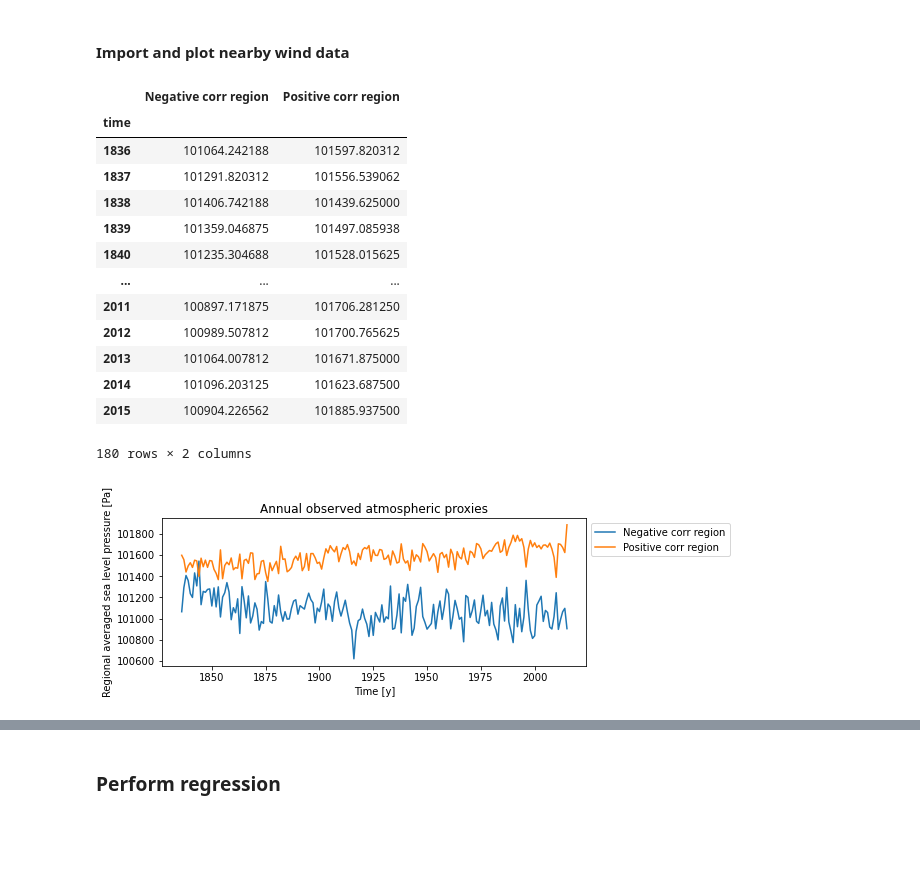
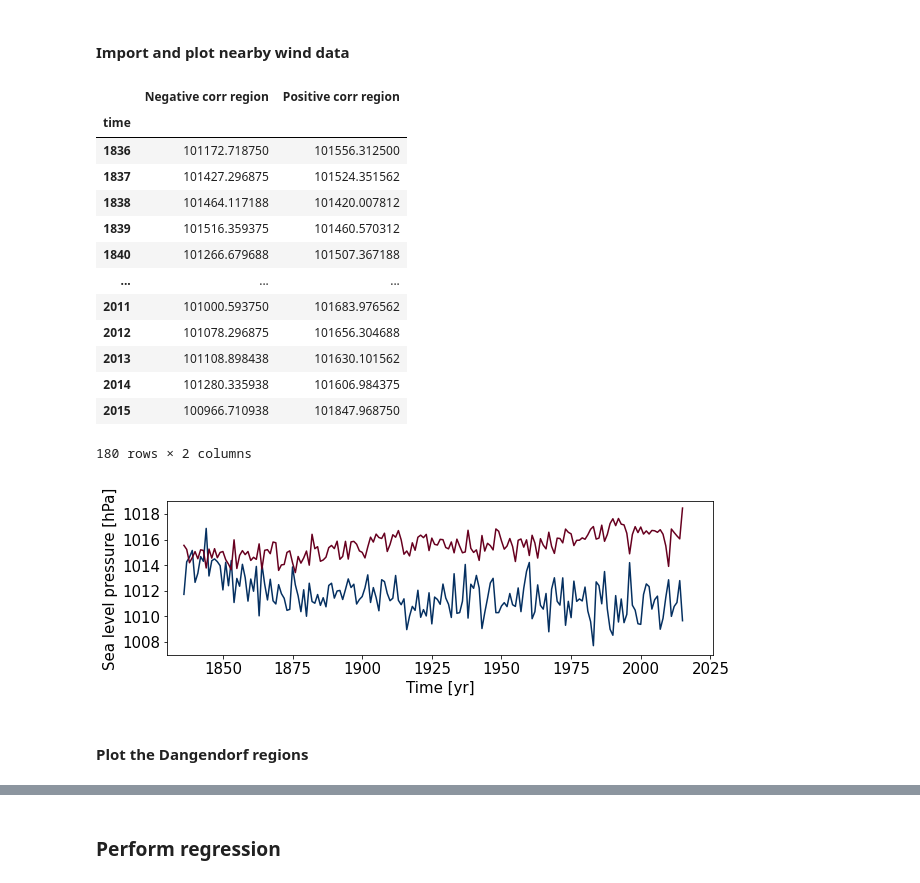
Before and after one commit to iris-keizer/Thesis-KNMI, a Jupyter notebook: Wind_contribution/Analysis/notebooks/dangendorf_regression_obs.ipynb, the cells around one changed output, grey strips where cells are left out. Saved outputs shown, nothing was run; the diff lists cells and outputs as text; code cells hidden in the pictures; blank space fills up the shorter version.

```diff
--- a/Wind_contribution/Analysis/notebooks/dangendorf_regression_obs.ipynb
+++ b/Wind_contribution/Analysis/notebooks/dangendorf_regression_obs.ipynb
@@ -166,25 +226,27 @@ figs.plot_tg_data(tg_data)
 # %% [markdown]
 #### Import and plot nearby wind data
 # %%
-pres_data_20cr = imprt.import_obs_wind_data(model = model, data_type = data_type)
+pres_data_20cr = imprt.import_obs_wind_data(model = model, data_type = '20cr')
 # %%
 pres_data_20cr
 # %% [output]
 |  | Negative corr region | Positive corr region |
 | time |  |  |
-| 1836 | 101064.242188 | 101597.820312 |
-| 1837 | 101291.820312 | 101556.539062 |
-| 1838 | 101406.742188 | 101439.625000 |
-| 1839 | 101359.046875 | 101497.085938 |
-| 1840 | 101235.304688 | 101528.015625 |
+| 1836 | 101172.718750 | 101556.312500 |
+| 1837 | 101427.296875 | 101524.351562 |
+| 1838 | 101464.117188 | 101420.007812 |
+| 1839 | 101516.359375 | 101460.570312 |
+| 1840 | 101266.679688 | 101507.367188 |
 | ... | ... | ... |
-| 2011 | 100897.171875 | 101706.281250 |
-| 2012 | 100989.507812 | 101700.765625 |
-| 2013 | 101064.007812 | 101671.875000 |
-| 2014 | 101096.203125 | 101623.687500 |
-| 2015 | 100904.226562 | 101885.937500 |
+| 2011 | 101000.593750 | 101683.976562 |
+| 2012 | 101078.296875 | 101656.304688 |
+| 2013 | 101108.898438 | 101630.101562 |
+| 2014 | 101280.335938 | 101606.984375 |
+| 2015 | 100966.710938 | 101847.968750 |
 180 rows × 2 columns
 # %%
-figs.plot_obs_pres_data(pres_data_20cr, model, data_type)
+figs.plot_obs_pres_data(pres_data_20cr, model, '20cr', title = False)
 # %% [output]
-[figure, old version]
+[figure, new version]
+# %% [markdown]
+#### Plot the Dangendorf regions
```
Also changed, not shown: parts of 55 cells of this notebook, 51 other files.
